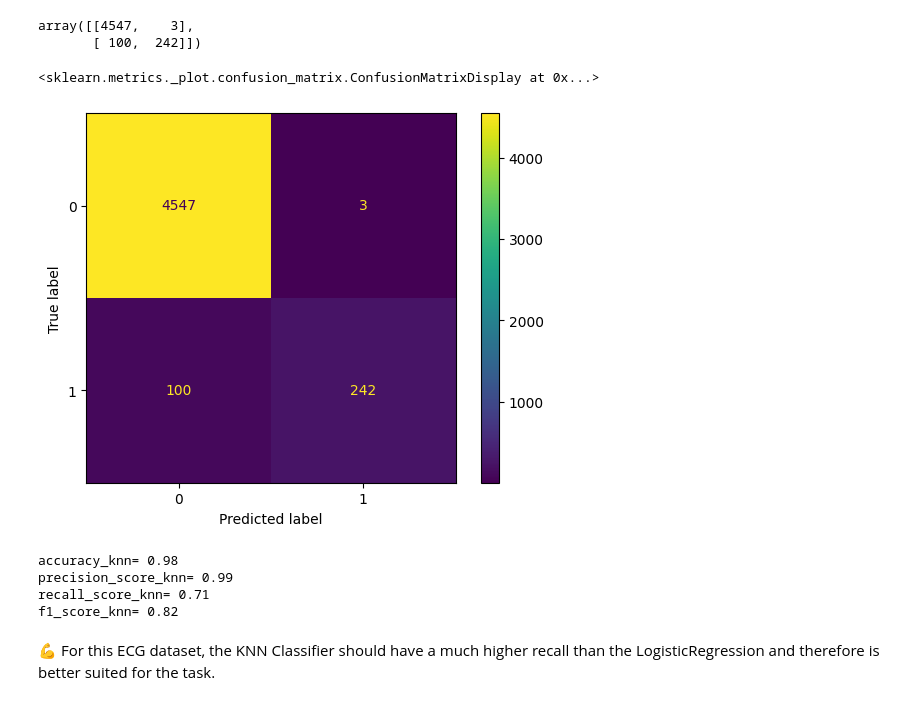
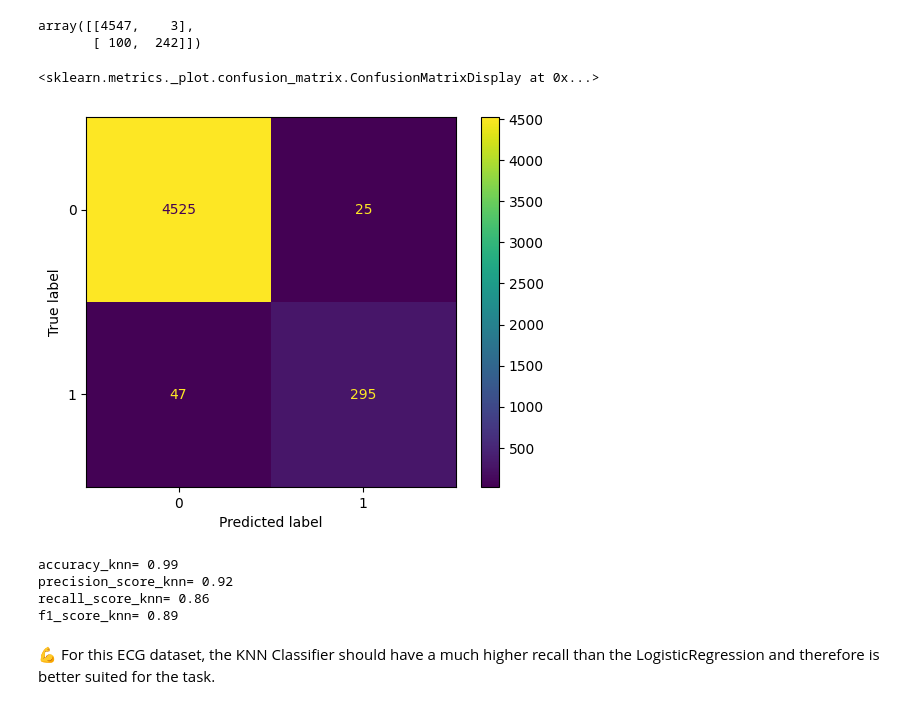
Before and after one commit to ParissaPeimaniyfard/data-electrocardiograms, a Jupyter notebook: Electrocardiograms.ipynb, the cells around one changed output. Cells and saved outputs as stored; diff of their text form; code cells hidden in the pictures.

Commit message:
Completed precision step

```diff
--- a/Electrocardiograms.ipynb
+++ b/Electrocardiograms.ipynb
@@ -180,7 +183,7 @@ print("Why ? Let's print a confusion matrix!")
 # %%
 X=data.drop(columns=['target'])
 y= data['target']
-model_log = LogisticRegression()
+model_log = LogisticRegression(max_iter=1000)
 X_train, X_test, y_train, y_test = train_test_split(X, y, random_state=0)
 model_log.fit(X_train,y_train)
 ConfusionMatrixDisplay.from_estimator(model_log, X_test, y_test)
@@ -234,11 +230,11 @@ confusion_matrix(y_test, y_pred_knn)
 array([[4547,    3],
        [ 100,  242]])
 # %%
-model_knn= KNeighborsRegressor()
+model_knn= KNeighborsClassifier()
 model_knn.fit(X_train,y_train)
-y_pred_knn = model_knn.predict(X_test)
-y_pred_knn = y_pred_knn.astype(int)
-ConfusionMatrixDisplay.from_predictions(y_test, y_pred_knn)
+# y_pred_knn = model_knn.predict(X_test)
+# y_pred_knn = y_pred_knn.astype(int)
+ConfusionMatrixDisplay.from_estimator(model_knn, X_test, y_test)
 # %% [output]
 <sklearn.metrics._plot.confusion_matrix.ConfusionMatrixDisplay at 0x...>
-[figure, old version]
+[figure, new version]
@@ -248,7 +246,7 @@ print('precision_score_knn=', round(precision_score(y_test,y_pred_knn),2))
 print('recall_score_knn=', round(recall_score(y_test,y_pred_knn),2))
 print('f1_score_knn=', round(f1_score(y_test,y_pred_knn),2))
 # %% [output]
-accuracy_knn= 0.98
-precision_score_knn= 0.99
-recall_score_knn= 0.71
-f1_score_knn= 0.82
+accuracy_knn= 0.99
+precision_score_knn= 0.92
+recall_score_knn= 0.86
+f1_score_knn= 0.89
```
Also changed, not shown: parts of 12 cells of this notebook, 1 other file.
